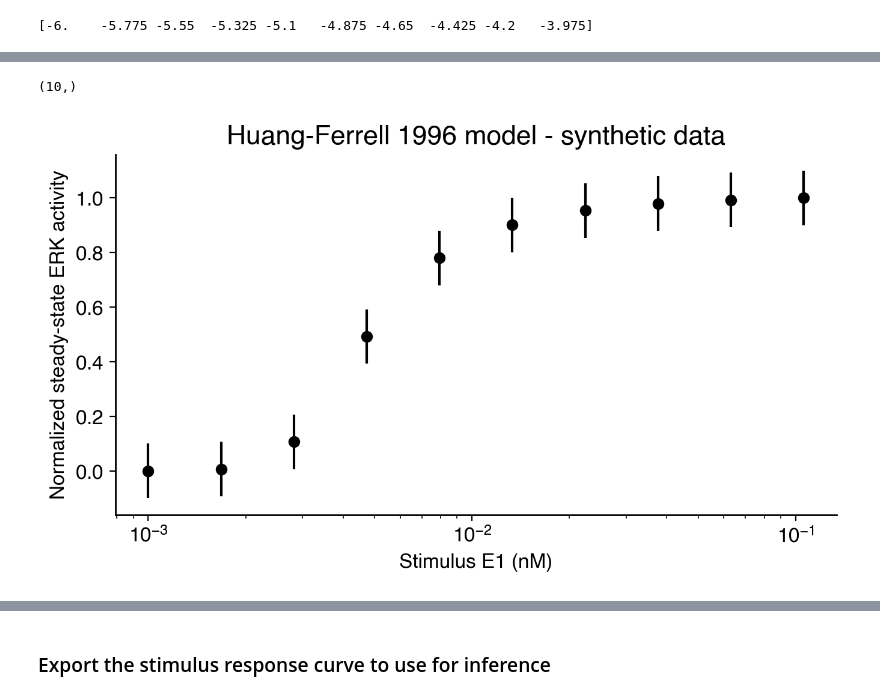
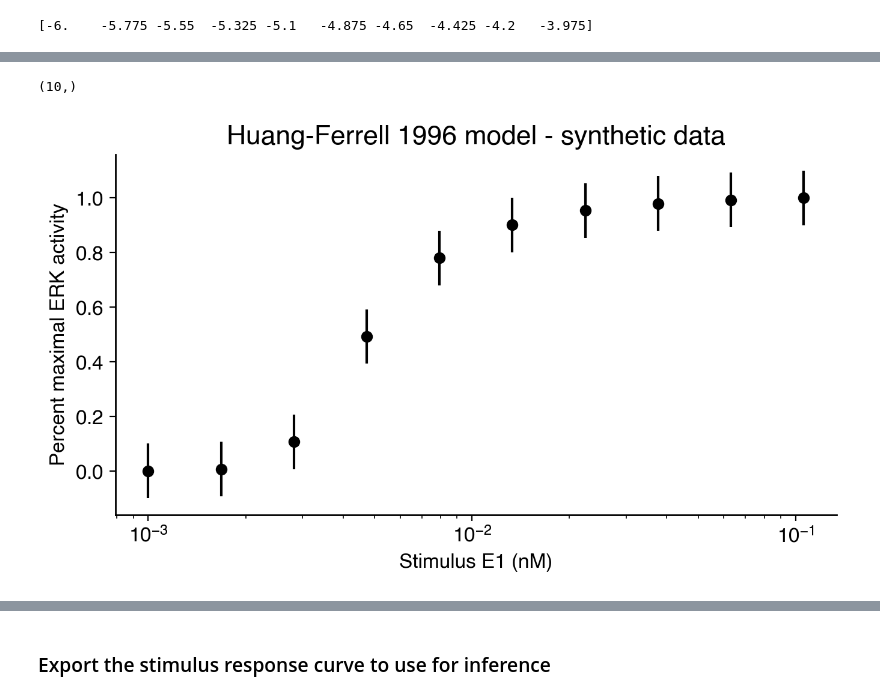
Before and after one commit to RangamaniLabUCSD/multimodel-inference, a Jupyter notebook: src/MAPK/process_data.ipynb, the cells around one changed output, grey strips where cells are left out. Saved outputs shown, nothing was run; the diff lists cells and outputs as text; code cells hidden in the pictures.

```diff
--- a/src/MAPK/process_data.ipynb
+++ b/src/MAPK/process_data.ipynb
@@ -141,14 +141,14 @@ np.save('../../results/MAPK/HF_96_traj_times.npy', np.linspace(0, 1000, 1000))
 # %%
 fig, ax = get_sized_fig_ax(6.0, 3.0)
 errors = 0.1*np.squeeze(np.ones_like(pred_mapk))
 errors.shape
 print(E1_vals.shape)
 ax.errorbar(1000*E1_vals, np.squeeze(pred_mapk)/pred_mapk[-1], yerr=errors, color='k', label='MAPKKK', fmt='o')
 ax.set_xlabel('Stimulus E1 (nM)')
-ax.set_ylabel('Normalized steady-state ERK activity')
+ax.set_ylabel('Percent maximal ERK activity')
 ax.set_xscale('log')
 ax.set_title('Huang-Ferrell 1996 model - synthetic data')
 fig.savefig('../../figures/MAPK/HF_96_synthetic_data.pdf', bbox_inches='tight', transparent=True)
 # %% [output]
 (10,)
-[figure, old version]
+[figure, new version]
```
Also changed, not shown: parts of 3 cells of this notebook.
